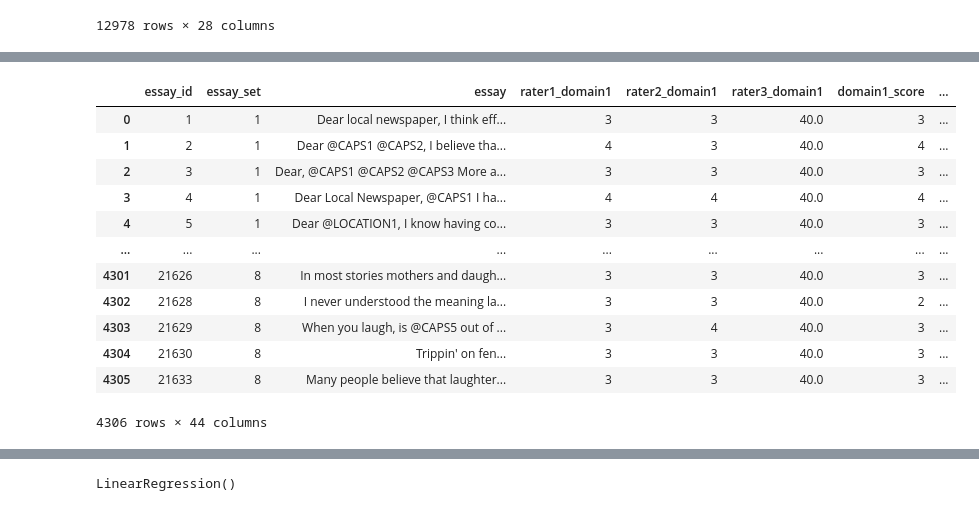
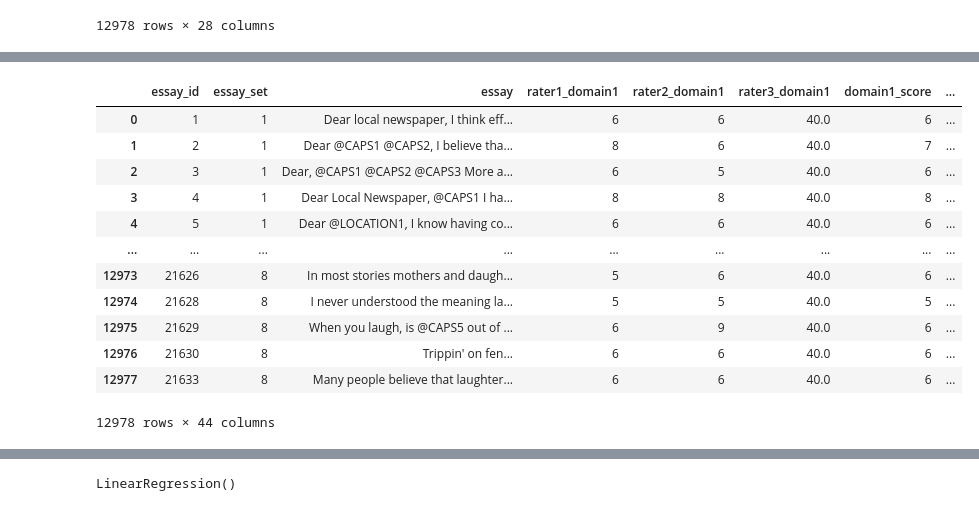
Before and after one commit to Henokagb/English-quality-prediction, a Jupyter notebook: toolbox/Model_test.ipynb, the cells around one changed output, grey strips where cells are left out. Saved outputs shown, nothing was run; the diff lists cells and outputs as text; code cells hidden in the pictures.

```diff
--- a/toolbox/Model_test.ipynb
+++ b/toolbox/Model_test.ipynb
@@ -410,5 +338,6 @@ dfx[['essay_id', 'essay_set', 'rater1_domain1', 'rater2_domain1',
 42 rows × 42 columns
 # %%
+dfx['domain1_score'] = df['domain1_score']
 dfa = dfx.copy(deep=True)
 dfa
 # %% [output]
@@ -428,6 +357,17 @@ dfa
 # %%
+from sklearn.impute import SimpleImputer
 dfa['domain1_score'] = df['domain1_score']
 dfa
+
+#imputer = SimpleImputer(strategy='most_frequent')
+#imputer.fit_transform(dfx['rater1_domain2'])
+imputer = SimpleImputer(strategy='most_frequent')
+dfa['rater3_domain1'] = imputer.fit_transform(dfa[['rater3_domain1']])
 dfa1 = dfa[dfa.essay_set == 1]
 dfa2 = dfa[dfa.essay_set == 2]
+dfa3 = dfa[dfa.essay_set == 3]
+dfa4 = dfa[dfa.essay_set == 4]
+dfa5 = dfa[dfa.essay_set == 5]
+dfa6 = dfa[dfa.essay_set == 6]
+dfa7 = dfa[dfa.essay_set == 7]
 dfa8 = dfa[dfa.essay_set == 8]
@@ -477,12 +542,0 @@ See the caveats in the documentation: https://pandas.pydata.org/pandas-docs/stab
-# %%
-dfa1['domain1_score'] = (dfa1['domain1_score'] - dfa1['domain1_score'].min()) / (dfa1['domain1_score'].max() - dfa1['domain1_score'].min()) * (5 - 1) + 1
-dfa1['domain1_score'] = dfa1['domain1_score'].round().astype(int)
-dfa1
-
-dfa1['rater1_domain1'] = (dfa1['rater1_domain1'] - dfa1['rater1_domain1'].min()) / (dfa1['rater1_domain1'].max() - dfa1['rater1_domain1'].min()) * (5 - 1) + 1
-dfa1['rater1_domain1'] = dfa1['rater1_domain1'].round().astype(int)
-dfa1
-
-dfa1['rater2_domain1'] = (dfa1['rater2_domain1'] - dfa1['rater2_domain1'].min()) / (dfa1['rater2_domain1'].max() - dfa1['rater2_domain1'].min()) * (5 - 1) + 1
-dfa1['rater2_domain1'] = dfa1['rater2_domain1'].round().astype(int)
-dfa1
@@ -520,12 +542,0 @@ See the caveats in the documentation: https://pandas.pydata.org/pandas-docs/stab
-# %%
-dfa2['domain1_score'] = (dfa2['domain1_score'] - dfa2['domain1_score'].min()) / (dfa2['domain1_score'].max() - dfa2['domain1_score'].min()) * (5 - 1) + 1
-dfa2['domain1_score'] = dfa2['domain1_score'].round().astype(int)
-dfa2
-
-dfa2['rater1_domain1'] = (dfa2['rater1_domain1'] - dfa2['rater1_domain1'].min()) / (dfa2['rater1_domain1'].max() - dfa2['rater1_domain1'].min()) * (5 - 1) + 1
-dfa2['rater1_domain1'] = dfa2['rater1_domain1'].round().astype(int)
-dfa2
-
-dfa2['rater2_domain1'] = (dfa2['rater2_domain1'] - dfa2['rater2_domain1'].min()) / (dfa2['rater2_domain1'].max() - dfa2['rater2_domain1'].min()) * (5 - 1) + 1
-dfa2['rater2_domain1'] = dfa2['rater2_domain1'].round().astype(int)
-dfa2
@@ -563,17 +543,17 @@ See the caveats in the documentation: https://pandas.pydata.org/pandas-docs/stab
 # %%
-dfr = pd.concat([dfa1, dfa2, dfa8], ignore_index=True)
+dfr = pd.concat([dfa1, dfa2, dfa3, dfa4, dfa5, dfa6, dfa7, dfa8], ignore_index=True)
 dfr
 # %% [output]
 |  | essay_id | essay_set | essay | rater1_domain1 | rater2_domain1 | rater3_domain1 | domain1_score | ... |
-| 0 | 1 | 1 | Dear local newspaper, I think eff... | 3 | 3 | 40.0 | 3 | ... |
-| 1 | 2 | 1 | Dear @CAPS1 @CAPS2, I believe tha... | 4 | 3 | 40.0 | 4 | ... |
-| 2 | 3 | 1 | Dear, @CAPS1 @CAPS2 @CAPS3 More a... | 3 | 3 | 40.0 | 3 | ... |
-| 3 | 4 | 1 | Dear Local Newspaper, @CAPS1 I ha... | 4 | 4 | 40.0 | 4 | ... |
-| 4 | 5 | 1 | Dear @LOCATION1, I know having co... | 3 | 3 | 40.0 | 3 | ... |
+| 0 | 1 | 1 | Dear local newspaper, I think eff... | 6 | 6 | 40.0 | 6 | ... |
+| 1 | 2 | 1 | Dear @CAPS1 @CAPS2, I believe tha... | 8 | 6 | 40.0 | 7 | ... |
+| 2 | 3 | 1 | Dear, @CAPS1 @CAPS2 @CAPS3 More a... | 6 | 5 | 40.0 | 6 | ... |
+| 3 | 4 | 1 | Dear Local Newspaper, @CAPS1 I ha... | 8 | 8 | 40.0 | 8 | ... |
+| 4 | 5 | 1 | Dear @LOCATION1, I know having co... | 6 | 6 | 40.0 | 6 | ... |
 | ... | ... | ... | ... | ... | ... | ... | ... | ... |
-| 4301 | 21626 | 8 | In most stories mothers and daugh... | 3 | 3 | 40.0 | 3 | ... |
-| 4302 | 21628 | 8 | I never understood the meaning la... | 3 | 3 | 40.0 | 2 | ... |
-| 4303 | 21629 | 8 | When you laugh, is @CAPS5 out of ... | 3 | 4 | 40.0 | 3 | ... |
-| 4304 | 21630 | 8 | Trippin' on fen... | 3 | 3 | 40.0 | 3 | ... |
-| 4305 | 21633 | 8 | Many people believe that laughter... | 3 | 3 | 40.0 | 3 | ... |
+| 12973 | 21626 | 8 | In most stories mothers and daugh... | 5 | 6 | 40.0 | 6 | ... |
+| 12974 | 21628 | 8 | I never understood the meaning la... | 5 | 5 | 40.0 | 5 | ... |
+| 12975 | 21629 | 8 | When you laugh, is @CAPS5 out of ... | 6 | 9 | 40.0 | 6 | ... |
+| 12976 | 21630 | 8 | Trippin' on fen... | 6 | 6 | 40.0 | 6 | ... |
+| 12977 | 21633 | 8 | Many people believe that laughter... | 6 | 6 | 40.0 | 6 | ... |
-4306 rows × 44 columns
+12978 rows × 44 columns
```
Also changed, not shown: parts of 44 cells of this notebook.
